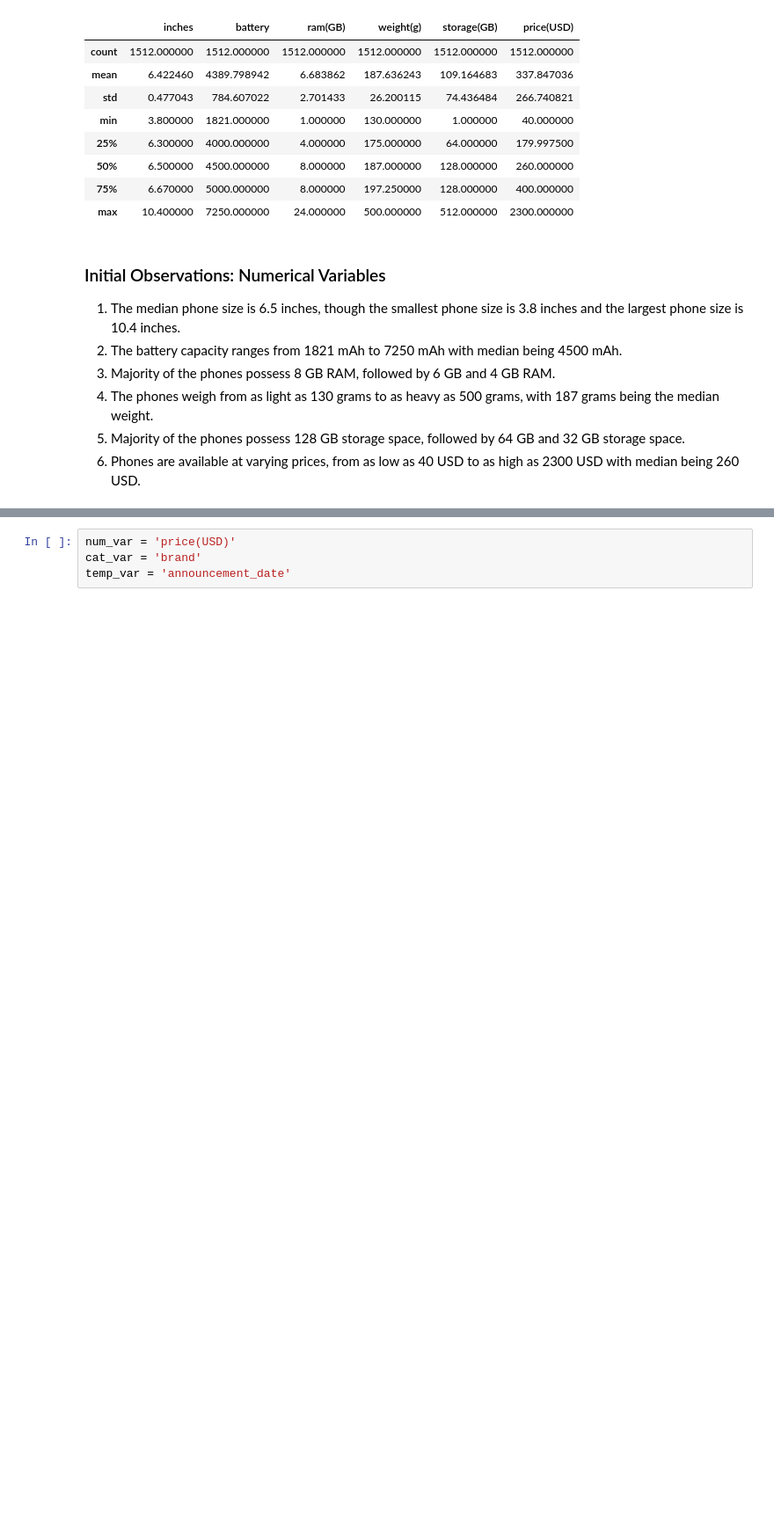
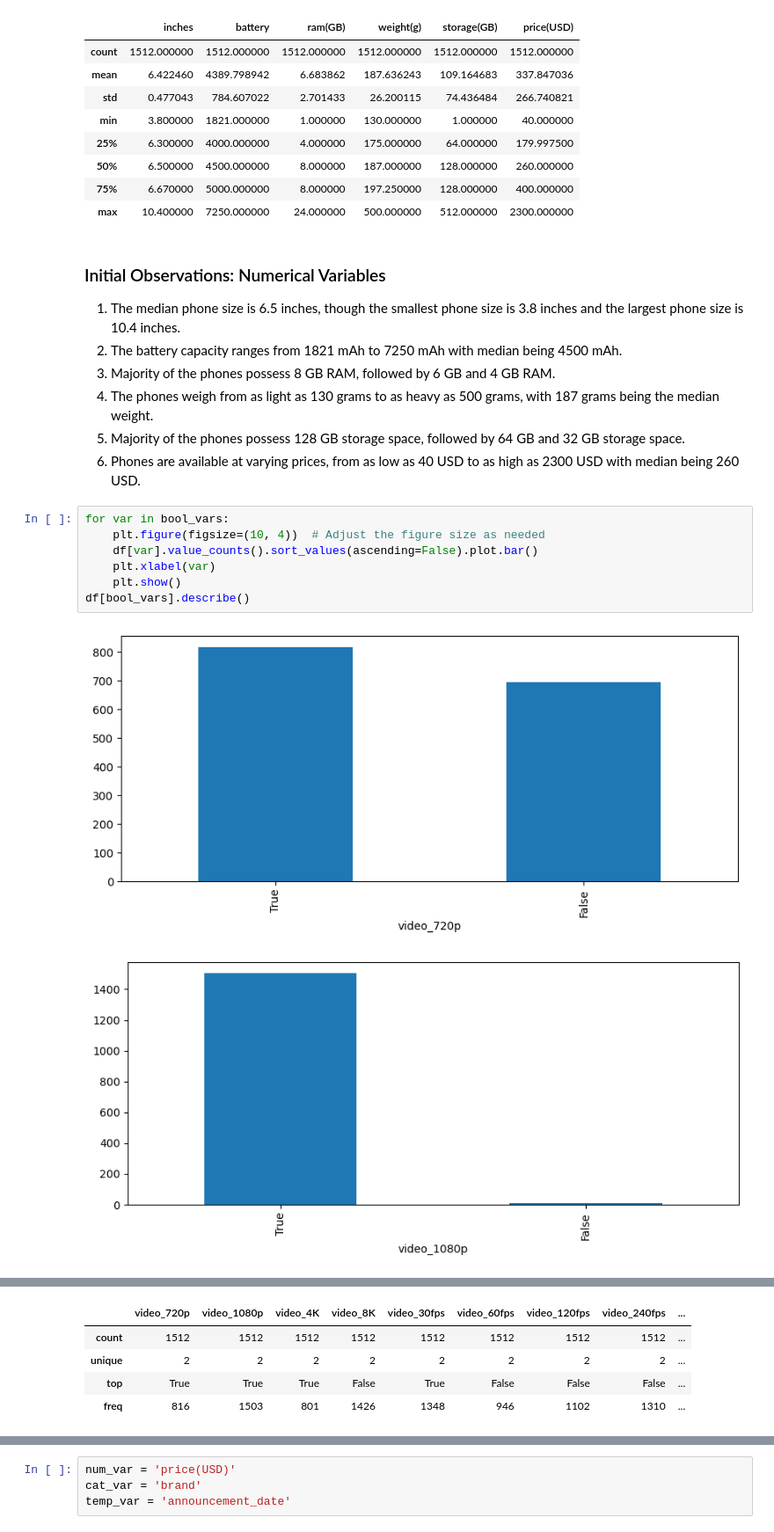
Before and after one commit to sandeep2995/phone_prices, a Jupyter notebook: phone_prices.ipynb, the cells around one changed output, grey strips where cells are left out. Shown at 88% size. Cells and saved outputs as stored; diff of their text form; blank space fills up the shorter version.

```diff
--- a/phone_prices.ipynb
+++ b/phone_prices.ipynb
@@ -158,3 +160,13 @@ df[num_vars].describe()
 4. The phones weigh from as light as 130 grams to as heavy as 500 grams, with 187 grams being the median weight.
 5. Majority of the phones possess 128 GB storage space, followed by 64 GB and 32 GB storage space.
 6. Phones are available at varying prices, from as low as 40 USD to as high as 2300 USD with median being 260 USD.
+# %%
+for var in bool_vars:
+    plt.figure(figsize=(10, 4))  # Adjust the figure size as needed
+    df[var].value_counts().sort_values(ascending=False).plot.bar()
+    plt.xlabel(var)
+    plt.show()
+df[bool_vars].describe()
+# %% [output]
+[figure, added]
+[figure, added]
@@ -160,0 +181,5 @@ df[num_vars].describe()
+|  | video_720p | video_1080p | video_4K | video_8K | video_30fps | video_60fps | video_120fps | video_240fps | ... |
+| count | 1512 | 1512 | 1512 | 1512 | 1512 | 1512 | 1512 | 1512 | ... |
+| unique | 2 | 2 | 2 | 2 | 2 | 2 | 2 | 2 | ... |
+| top | True | True | True | False | True | False | False | False | ... |
+| freq | 816 | 1503 | 801 | 1426 | 1348 | 946 | 1102 | 1310 | ... |
```
Also changed, not shown: parts of 20 cells of this notebook.
